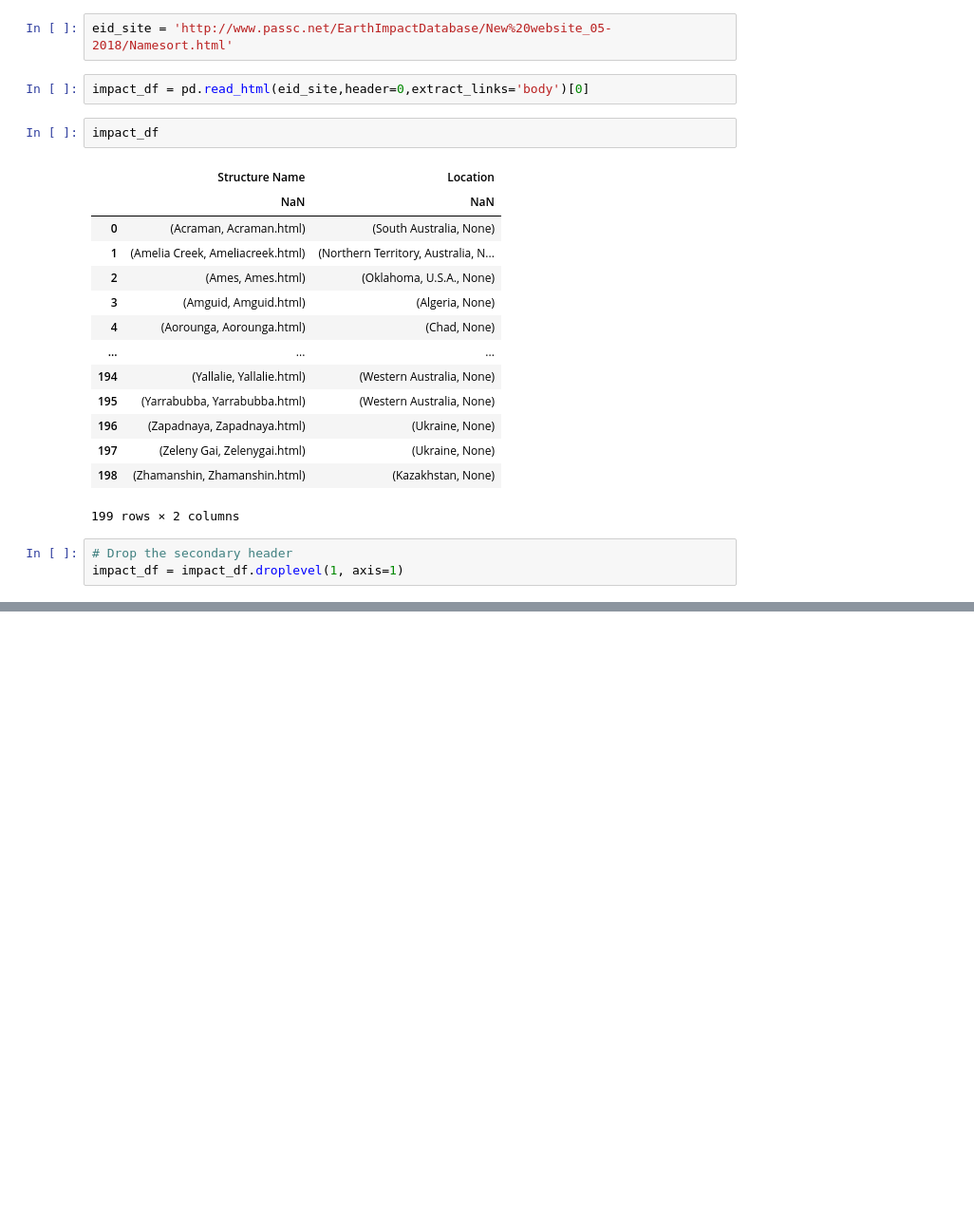
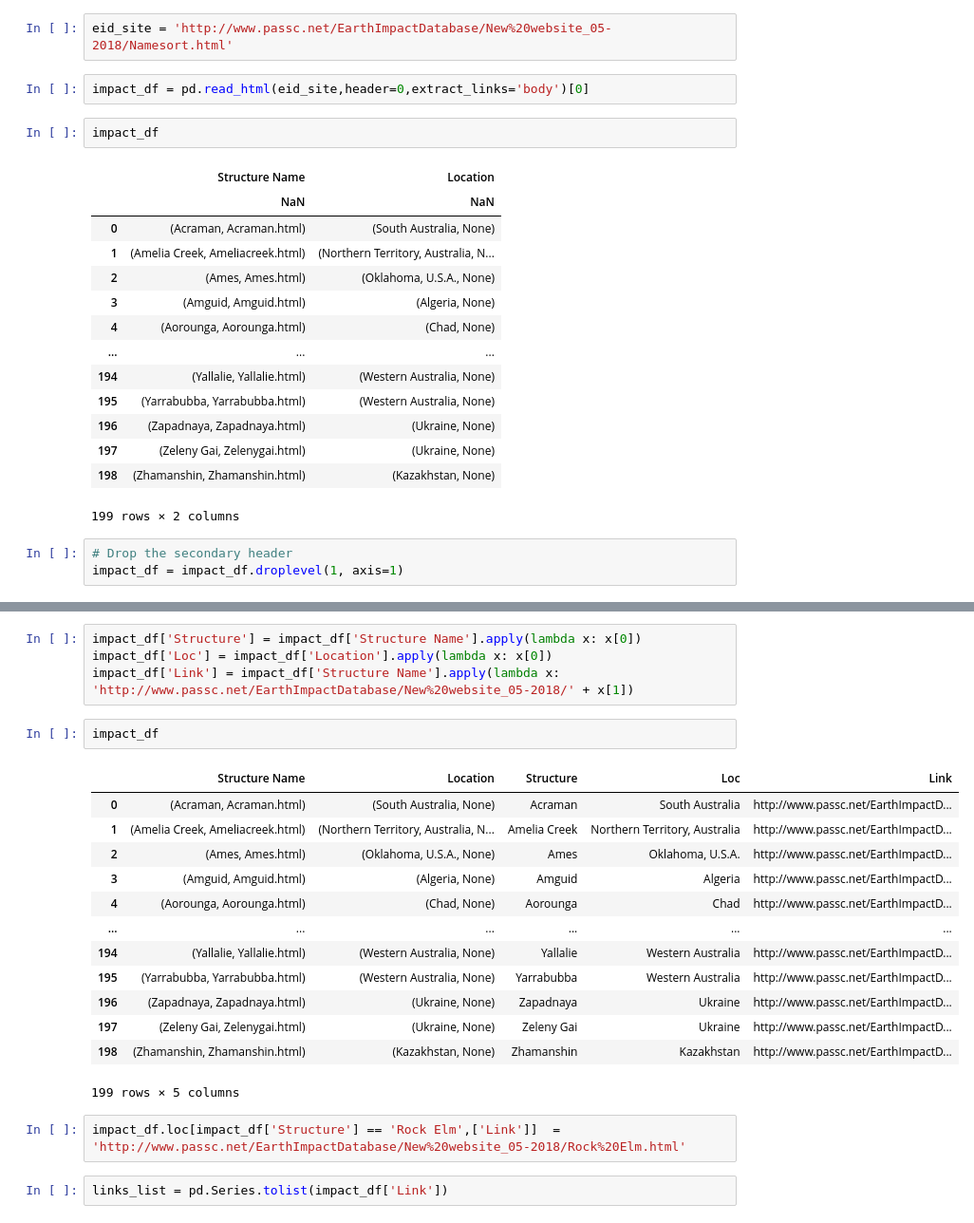
Before and after one commit to Lee-Terrell/Earth_Impacts, a Jupyter notebook: eid_scrape.ipynb, the cells around one changed output, grey strips where cells are left out. Shown at 95% size. Saved outputs shown, nothing was run; the diff lists cells and outputs as text; blank space fills up the shorter version.

```diff
--- a/eid_scrape.ipynb
+++ b/eid_scrape.ipynb
@@ -31,2 +47,26 @@ impact_df['Structure Name'].loc[0][1]
 # %% [output]
 'Acraman.html'
+# %%
+impact_df['Structure'] = impact_df['Structure Name'].apply(lambda x: x[0])
+impact_df['Loc'] = impact_df['Location'].apply(lambda x: x[0])
+impact_df['Link'] = impact_df['Structure Name'].apply(lambda x: 'http://www.passc.net/EarthImpactDatabase/New%20website_05-2018/' + x[1])
+# %%
+impact_df
+# %% [output]
+|  | Structure Name | Location | Structure | Loc | Link |
+| 0 | (Acraman, Acraman.html) | (South Australia, None) | Acraman | South Australia | http://www.passc.net/EarthImpactD... |
+| 1 | (Amelia Creek, Ameliacreek.html) | (Northern Territory, Australia, N... | Amelia Creek | Northern Territory, Australia | http://www.passc.net/EarthImpactD... |
+| 2 | (Ames, Ames.html) | (Oklahoma, U.S.A., None) | Ames | Oklahoma, U.S.A. | http://www.passc.net/EarthImpactD... |
+| 3 | (Amguid, Amguid.html) | (Algeria, None) | Amguid | Algeria | http://www.passc.net/EarthImpactD... |
+| 4 | (Aorounga, Aorounga.html) | (Chad, None) | Aorounga | Chad | http://www.passc.net/EarthImpactD... |
+| ... | ... | ... | ... | ... | ... |
+| 194 | (Yallalie, Yallalie.html) | (Western Australia, None) | Yallalie | Western Australia | http://www.passc.net/EarthImpactD... |
+| 195 | (Yarrabubba, Yarrabubba.html) | (Western Australia, None) | Yarrabubba | Western Australia | http://www.passc.net/EarthImpactD... |
+| 196 | (Zapadnaya, Zapadnaya.html) | (Ukraine, None) | Zapadnaya | Ukraine | http://www.passc.net/EarthImpactD... |
+| 197 | (Zeleny Gai, Zelenygai.html) | (Ukraine, None) | Zeleny Gai | Ukraine | http://www.passc.net/EarthImpactD... |
+| 198 | (Zhamanshin, Zhamanshin.html) | (Kazakhstan, None) | Zhamanshin | Kazakhstan | http://www.passc.net/EarthImpactD... |
+199 rows × 5 columns
+# %%
+impact_df.loc[impact_df['Structure'] == 'Rock Elm',['Link']]  = 'http://www.passc.net/EarthImpactDatabase/New%20website_05-2018/Rock%20Elm.html'
+# %%
+links_list = pd.Series.tolist(impact_df['Link'])
```
Also changed, not shown: parts of 9 cells of this notebook.
